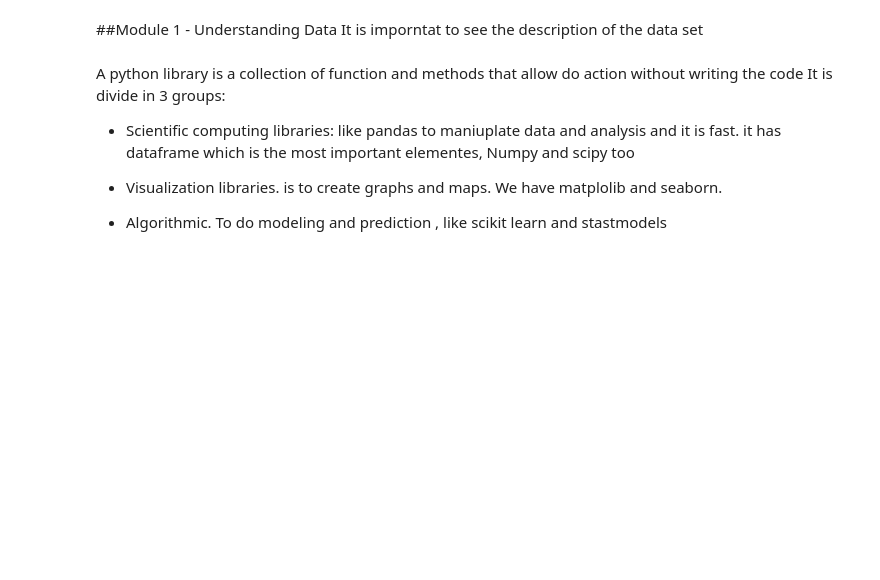
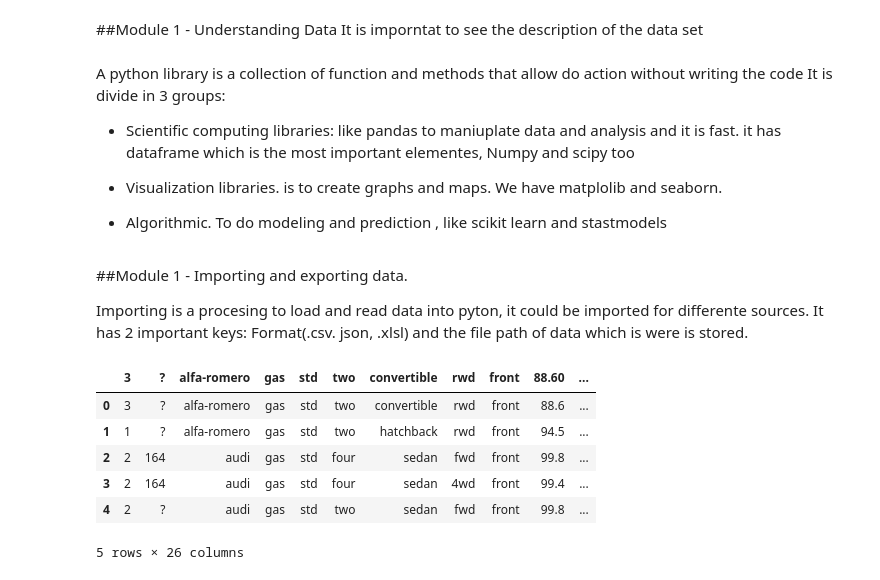
Before and after one commit to PosgradoMNA/actividades-de-aprendizaje-rafaelsangarcia, a Jupyter notebook: Semana4/IBM/IBM_Modulo1_A01182780.ipynb, the cells around one changed output. Saved outputs shown, nothing was run; the diff lists cells and outputs as text; code cells hidden in the pictures; blank space fills up the shorter version.

```diff
--- a/Semana4/IBM/IBM_Modulo1_A01182780.ipynb
+++ b/Semana4/IBM/IBM_Modulo1_A01182780.ipynb
@@ -29,3 +29,20 @@ A python library is a collection of function and methods that allow do action wi
 * Visualization libraries. is to create graphs and maps. We have matplolib and seaborn.
 
 * Algorithmic. To do modeling and prediction , like scikit learn and stastmodels
+# %% [markdown]
+##Module 1 - Importing and exporting data.
+
+Importing is a procesing to load and read data into pyton, it could be imported for differente sources. It has 2 important keys: Format(.csv. json, .xlsl) and the file path of data which is were is stored.
+# %%
+import pandas as pd
+url = "https://archive.ics.uci.edu/ml/machine-learning-databases/autos/imports-85.data"
+df = pd.read_csv(url)
+df.head()
+# %% [output]
+|  | 3 | ? | alfa-romero | gas | std | two | convertible | rwd | front | 88.60 | ... |
+| 0 | 3 | ? | alfa-romero | gas | std | two | convertible | rwd | front | 88.6 | ... |
+| 1 | 1 | ? | alfa-romero | gas | std | two | hatchback | rwd | front | 94.5 | ... |
+| 2 | 2 | 164 | audi | gas | std | four | sedan | fwd | front | 99.8 | ... |
+| 3 | 2 | 164 | audi | gas | std | four | sedan | 4wd | front | 99.4 | ... |
+| 4 | 2 | ? | audi | gas | std | two | sedan | fwd | front | 99.8 | ... |
+5 rows × 26 columns
```
Also changed, not shown: parts of 10 cells of this notebook.
